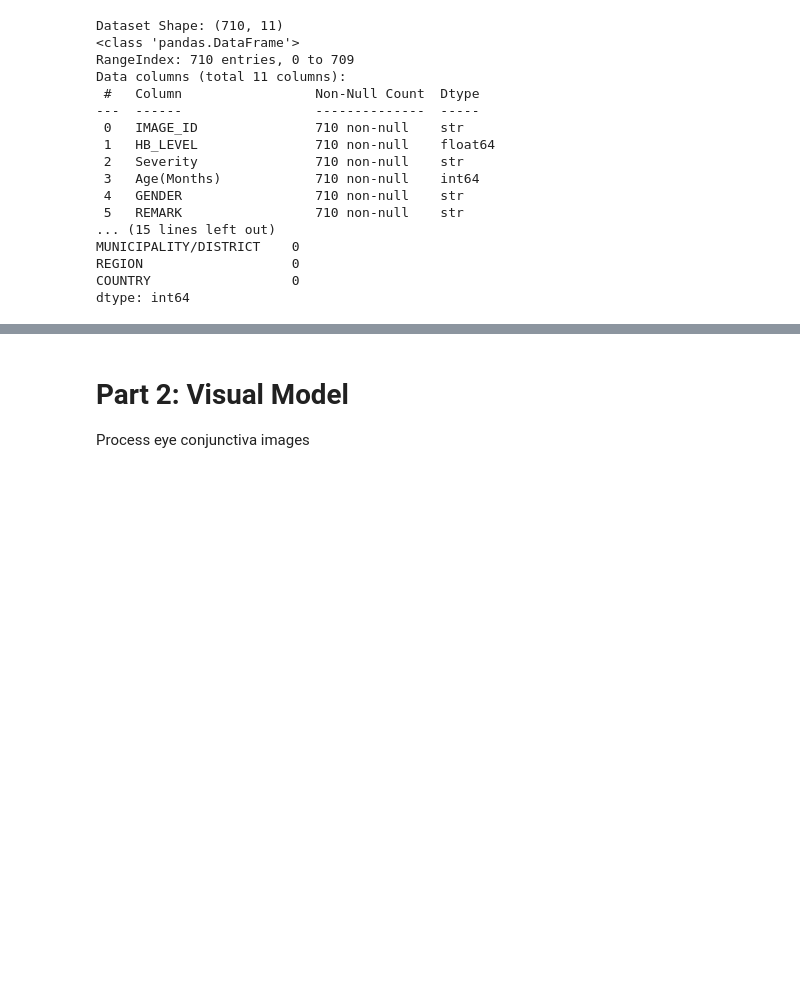
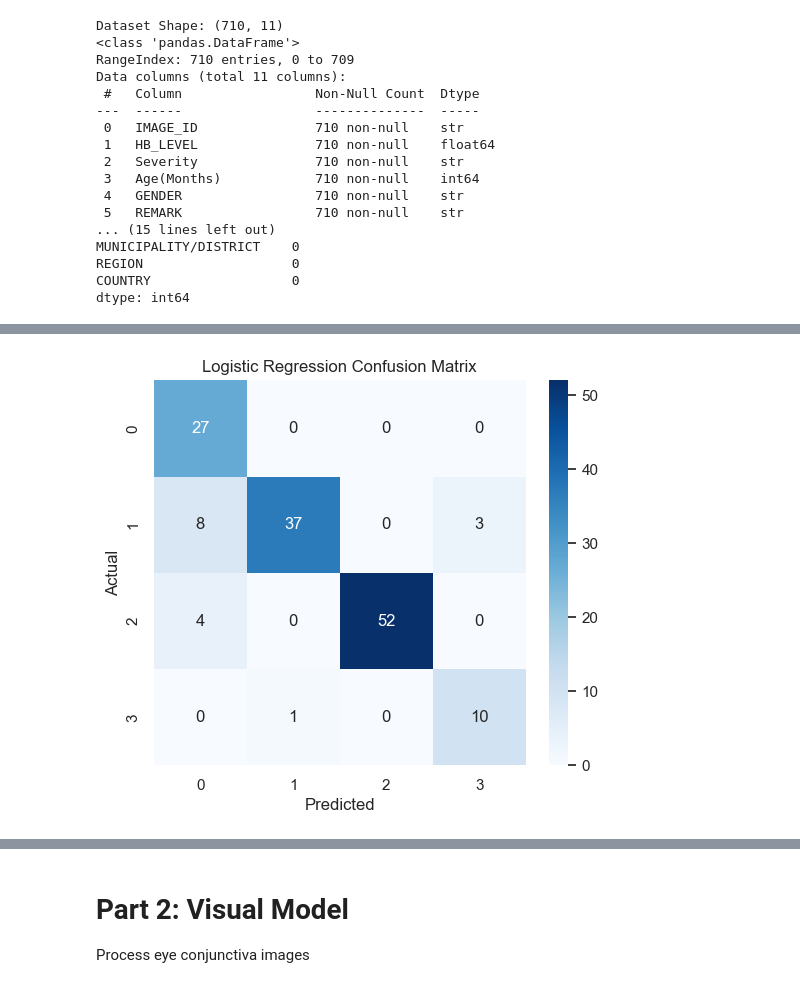
Before and after one commit to nitekar/Bari, a Jupyter notebook: Notebook/Bari.ipynb, the cells around one changed output, grey strips where cells are left out. Cells and saved outputs as stored; diff of their text form; code cells hidden in the pictures; blank space fills up the shorter version.

```diff
--- a/Notebook/Bari.ipynb
+++ b/Notebook/Bari.ipynb
@@ -353,0 +345,20 @@ weighted avg       1.00      1.00      1.00       142
+# %%
+from sklearn.model_selection import train_test_split
+from sklearn.preprocessing import StandardScaler
+from sklearn.utils.class_weight import compute_class_weight
+
+X_train, X_test, y_train, y_test = train_test_split(
+    X, y,
+    test_size=0.2,
+    stratify=y,
+    random_state=42
+)
+
+scaler = StandardScaler()
+X_train_scaled = scaler.fit_transform(X_train)
+X_test_scaled = scaler.transform(X_test)
+
+classes = np.unique(y_train)
+weights = compute_class_weight(class_weight='balanced', classes=classes, y=y_train)
+class_weights = dict(zip(classes, weights))
+print("Class weights:", class_weights)
@@ -353,0 +500,63 @@ weighted avg       1.00      1.00      1.00       142
+# %%
+from sklearn.metrics import accuracy_score
+import seaborn as sns
+import matplotlib.pyplot as plt
+
+# Helper function to plot confusion matrix
+def plot_conf_matrix(y_true, y_pred, title):
+    cm = confusion_matrix(y_true, y_pred, labels=classes)
+    plt.figure(figsize=(6,5))
+    sns.heatmap(cm, annot=True, fmt='d', cmap='Blues', xticklabels=classes, yticklabels=classes)
+    plt.ylabel('Actual')
+    plt.xlabel('Predicted')
+    plt.title(title)
+    plt.show()
+
+# Initialize summary dictionary
+summary_results = {}
+
+# Logistic Regression
+print("Logistic Regression")
+print(classification_report(y_test, y_pred_lr))
+plot_conf_matrix(y_test, y_pred_lr, "Logistic Regression Confusion Matrix")
+summary_results['Logistic Regression'] = {
+    'Accuracy': accuracy_score(y_test, y_pred_lr),
+    'Macro F1': classification_report(y_test, y_pred_lr, output_dict=True)['macro avg']['f1-score']
+}
+
+# Random Forest
+print("Random Forest")
+print(classification_report(y_test, y_pred_rf))
+plot_conf_matrix(y_test, y_pred_rf, "Random Forest Confusion Matrix")
+summary_results['Random Forest'] = {
+    'Accuracy': accuracy_score(y_test, y_pred_rf),
+    'Macro F1': classification_report(y_test, y_pred_rf, output_dict=True)['macro avg']['f1-score']
+}
+
+# XGBoost
+print("XGBoost")
+print(classification_report(y_test, y_pred_xgb))
+plot_conf_matrix(y_test, y_pred_xgb, "XGBoost Confusion Matrix")
+summary_results['XGBoost'] = {
+    'Accuracy': accuracy_score(y_test, y_pred_xgb),
+    'Macro F1': classification_report(y_test, y_pred_xgb, output_dict=True)['macro avg']['f1-score']
+}
+
+# Neural Network
+# Predict classes from softmax probabilities
+y_pred_nn_probs = nn_model.predict(X_test_scaled)
+y_pred_nn_classes = classes[np.argmax(y_pred_nn_probs, axis=1)]
+
+print("Neural Network")
+print(classification_report(y_test, y_pred_nn_classes))
+plot_conf_matrix(y_test, y_pred_nn_classes, "Neural Network Confusion Matrix")
+summary_results['Neural Network'] = {
+    'Accuracy': accuracy_score(y_test, y_pred_nn_classes),
+    'Macro F1': classification_report(y_test, y_pred_nn_classes, output_dict=True)['macro avg']['f1-score']
+}
+
+# Summary table
+summary_df = pd.DataFrame(summary_results).T
+print("\nModel Comparison")
+display(summary_df)
+# %% [output]
@@ -353,0 +574 @@ weighted avg       1.00      1.00      1.00       142
+[figure, added]
```
Also changed, not shown: parts of 66 cells of this notebook, 6 other files.
